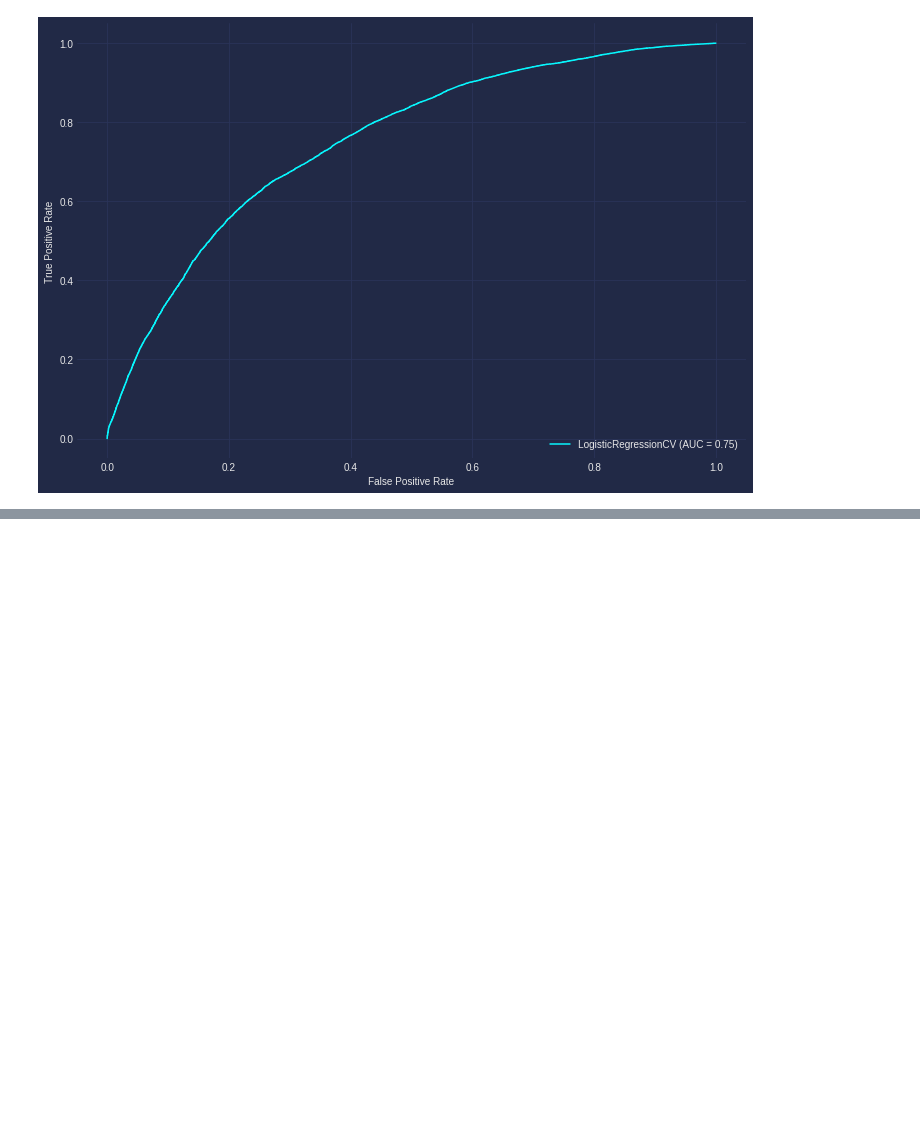
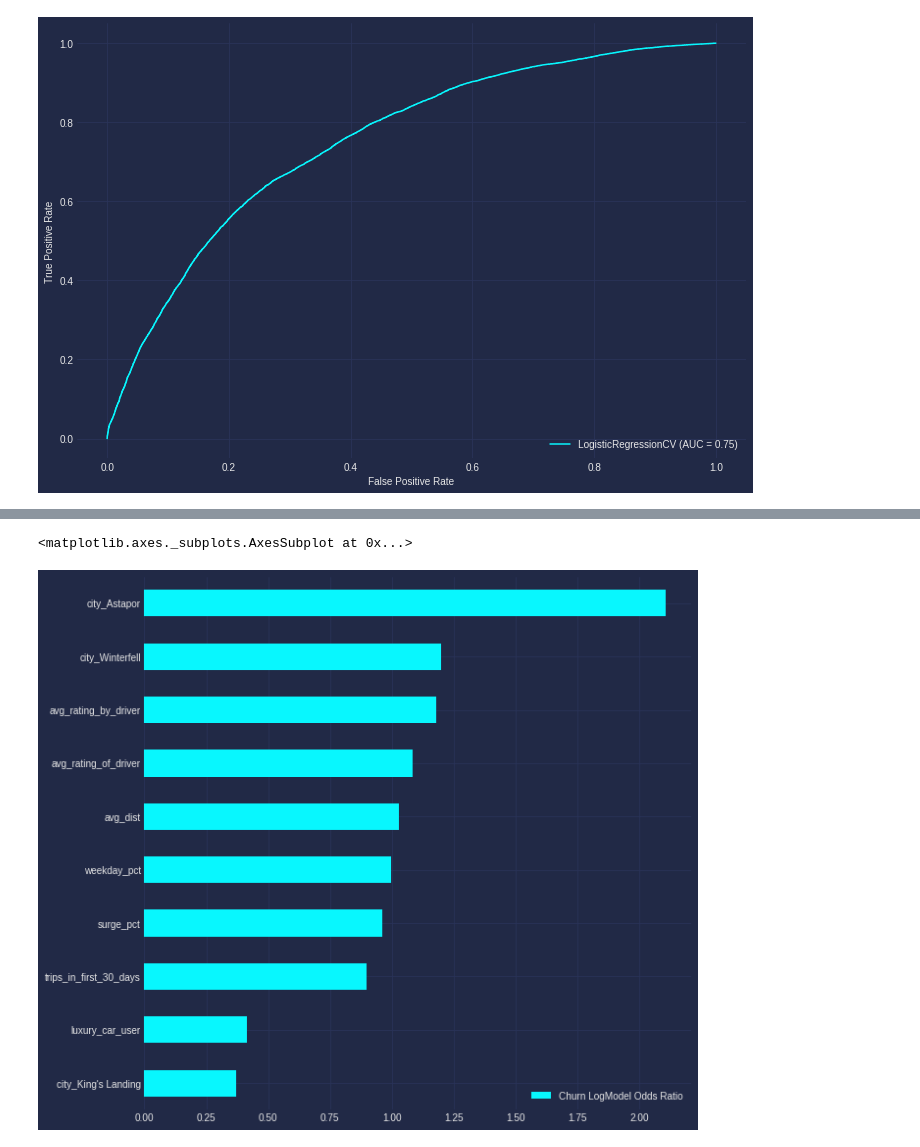
Before and after one commit to boogiedev/churning-a-blind-eye, a Jupyter notebook: log_odds_eda.ipynb, the cells around one changed output, grey strips where cells are left out. Saved outputs shown, nothing was run; the diff lists cells and outputs as text; code cells hidden in the pictures; blank space fills up the shorter version.

```diff
--- a/log_odds_eda.ipynb
+++ b/log_odds_eda.ipynb
@@ -248,0 +276,8 @@ plot_roc_curve(logmodelCV, X, y, ax=ax)
+# %%
+feat_scores = pd.DataFrame({'Churn LogModel Odds Ratio' : np.exp(all_data_lr.coef_.reshape(10,))},
+                           index=X.columns)
+feat_scores = feat_scores.sort_values(by='Churn LogModel Odds Ratio')
+feat_scores.plot(kind='barh', figsize=(10, 10))
+# %% [output]
+<matplotlib.axes._subplots.AxesSubplot at 0x...>
+[figure, added]
```
Also changed, not shown: parts of 6 cells of this notebook.
